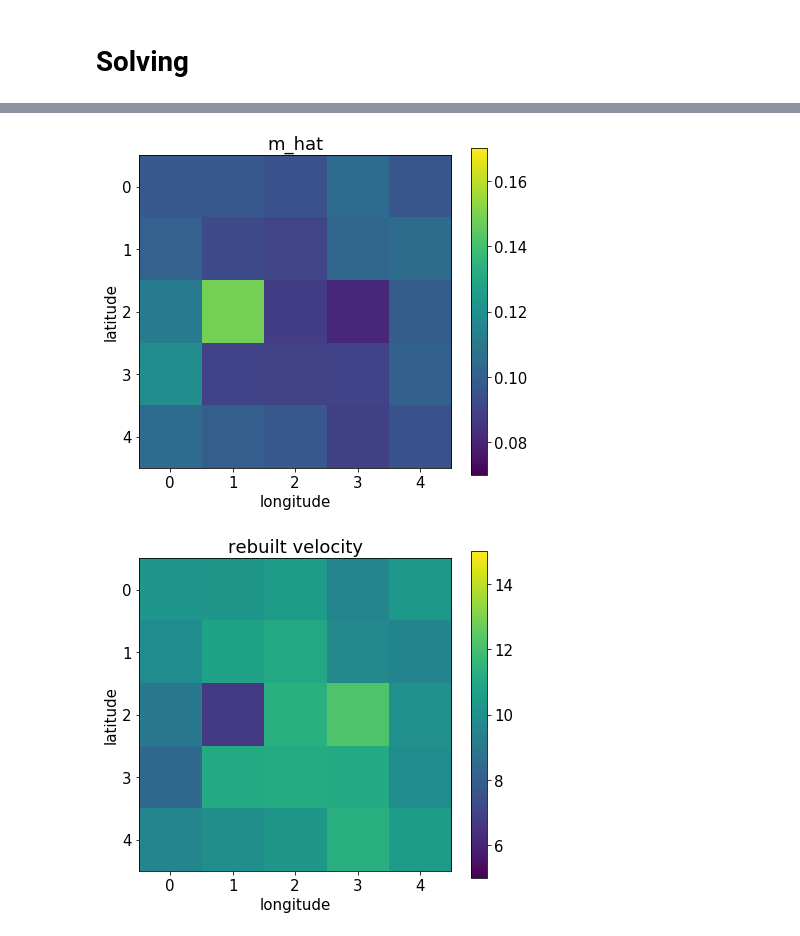
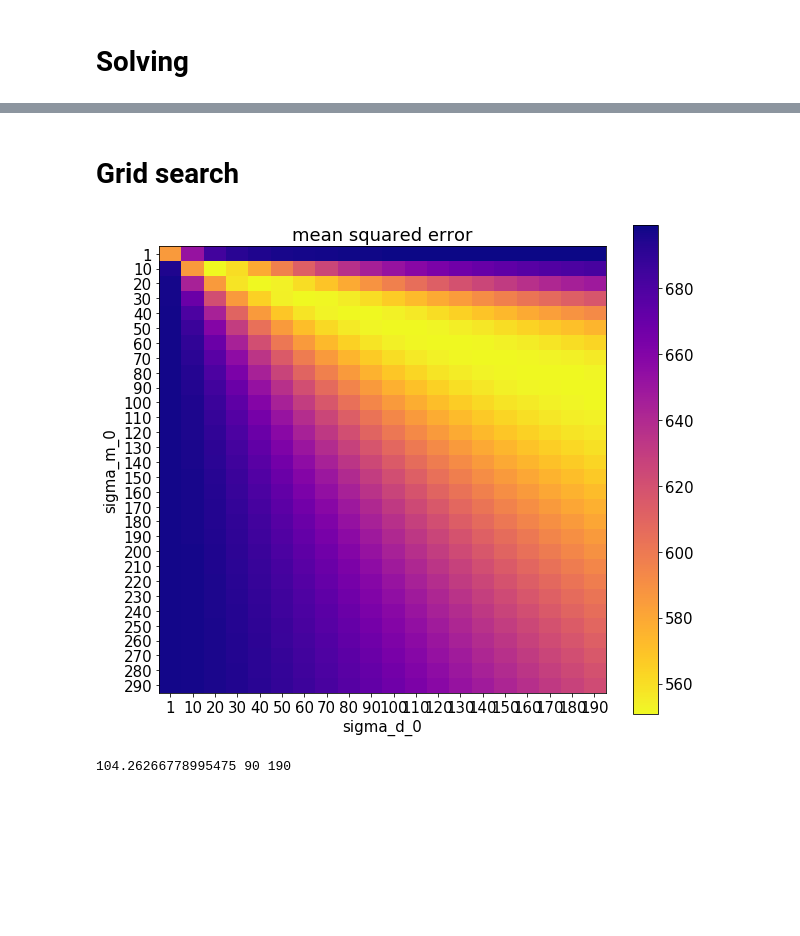
Before and after one commit to AliceAdenis/inverse_problem, a Jupyter notebook: notebooks/example_inverse_problem_II.ipynb, the cells around one changed output, grey strips where cells are left out. Cells and saved outputs as stored; diff of their text form; code cells hidden in the pictures; blank space fills up the shorter version.

```diff
--- a/notebooks/example_inverse_problem_II.ipynb
+++ b/notebooks/example_inverse_problem_II.ipynb
@@ -188,10 +151,46 @@ m_hat = get_m_hat(dict_m, dict_d, G).reshape((size_model, size_model))
+# %% [markdown]
+# Grid search
+# %%
+def get_score(m_0, sigma_m_0, sigma_d_0):
+    parameters = {
+        'm0': np.ones(size_model*size_model)*m_0,
+        'C_m0': np.identity(size_model*size_model)*sigma_m_0**2,
+        'd0': np.array(d0),
+        'C_d0': np.identity(len(d0))*sigma_d_0**2,
+        'G': np.array([get_dist_matrix(data, size=(size_model, size_model)).ravel() for data in dataset])
+    }
+
+    m_hat = get_m_linear(**parameters).reshape((size_model, size_model))
+
+    return mean_squared_error(m_hat, m)
+
+range_m_0 = 30
+range_d_0 = 20
+
+result = []
+list_sigma_m_0 = []
+for i in range(range_m_0):
+    sigma_m_0 = 10*i
+    if sigma_m_0 == 0: sigma_m_0 = 1
+    list_sigma_m_0.append(sigma_m_0)
+
+    list_sigma_d_0 = []
+    for j in range(range_d_0):
+        sigma_d_0 = 10*j
+        if sigma_d_0 == 0: sigma_d_0 = 1
+        list_sigma_d_0.append(sigma_d_0)
+        result.append(get_score(np.mean(m), sigma_m_0, sigma_d_0))
+# %%
+result = np.array(result).reshape((range_m_0, range_d_0))
 # %%
-plt.figure(figsize=(7,6))
-plt.imshow(m_hat, vmin=0.07, vmax=0.17)
-plt.xlabel('longitude')
-plt.ylabel('latitude')
+plt.figure(figsize=(10,9))
+plt.imshow(result, aspect=range_d_0/range_m_0, cmap='plasma_r')
+plt.xlabel('sigma_d_0')
+plt.ylabel('sigma_m_0')
+plt.xticks(range(range_d_0), list_sigma_d_0)
+plt.yticks(range(range_m_0), list_sigma_m_0)
 plt.colorbar()
-plt.title('m_hat')
+plt.title('mean squared error')
 plt.show()
 # %% [output]
-[figure, old version]
+[figure, new version]
@@ -200,10 +197,7 @@ c_hat = [[1/val for val in row] for row in m_hat]
-# %%
-plt.figure(figsize=(7,6))
-plt.imshow(c_hat, vmin=5, vmax=15)
-plt.xlabel('longitude')
-plt.ylabel('latitude')
-plt.colorbar()
-plt.title('rebuilt velocity')
-plt.show()
-# %% [output]
-[figure, removed]
+# %%
+m_0 = np.mean(m)
+arg_ok = np.argmin([np.min(r) for i, r in enumerate(result)])
+sigma_m_0, sigma_d_0 = [(list_sigma_m_0[i], list_sigma_d_0[np.argmin(r)]) for i, r in enumerate(result) if i == arg_ok][0]
+print(m_0, sigma_m_0, sigma_d_0)
+# %% [output]
+104.26266778995475 90 190
```
Also changed, not shown: parts of 33 cells of this notebook, 7 other files.
